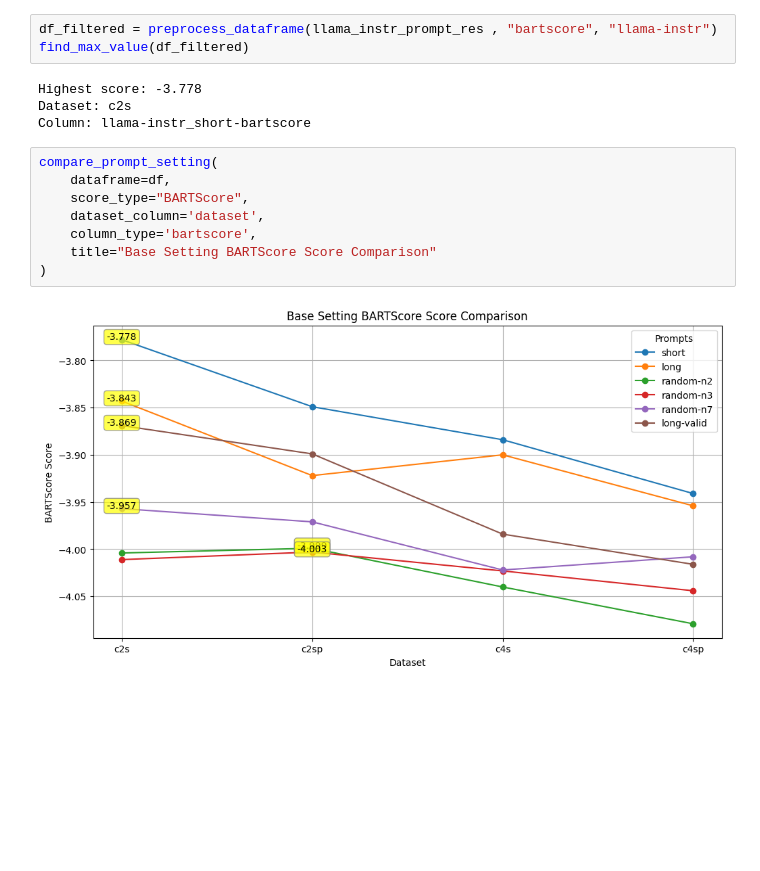
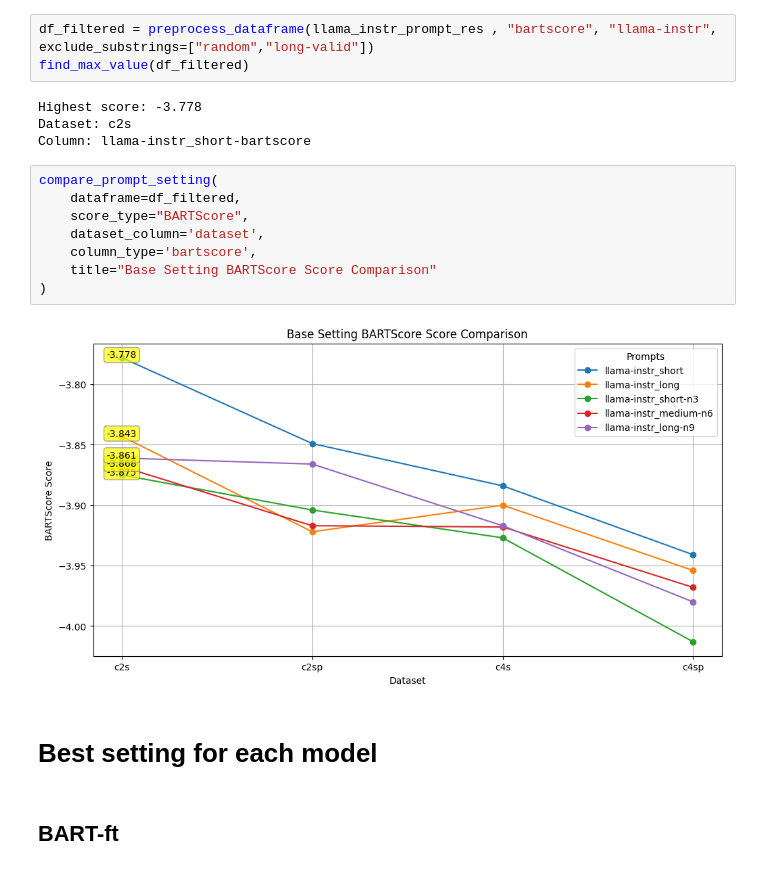
Before and after one commit to martgru/ElabSimp, a Jupyter notebook: main/05_inspect_results.ipynb, the cells around one changed output. Cells and saved outputs as stored; diff of their text form; blank space fills up the shorter version.

```diff
--- a/main/05_inspect_results.ipynb
+++ b/main/05_inspect_results.ipynb
@@ -467,7 +487,7 @@ compare_prompt_setting(
 # %% [markdown]
 ## BARTScore
 # %%
-df_filtered = preprocess_dataframe(llama_instr_prompt_res , "bartscore", "llama-instr")
+df_filtered = preprocess_dataframe(llama_instr_prompt_res , "bartscore", "llama-instr", exclude_substrings=["random","long-valid"])
 find_max_value(df_filtered)
 # %% [output]
 Highest score: -3.778
@@ -475,11 +495,15 @@ Dataset: c2s
 Column: llama-instr_short-bartscore
 # %%
 compare_prompt_setting(
-    dataframe=df,
+    dataframe=df_filtered,
     score_type="BARTScore",
     dataset_column='dataset',
     column_type='bartscore',
     title="Base Setting BARTScore Score Comparison"
 )
 # %% [output]
-[figure, old version]
+[figure, new version]
+# %% [markdown]
+# Best setting for each model
+# %% [markdown]
+## BART-ft
```
Also changed, not shown: parts of 49 cells of this notebook, 1 other file.
